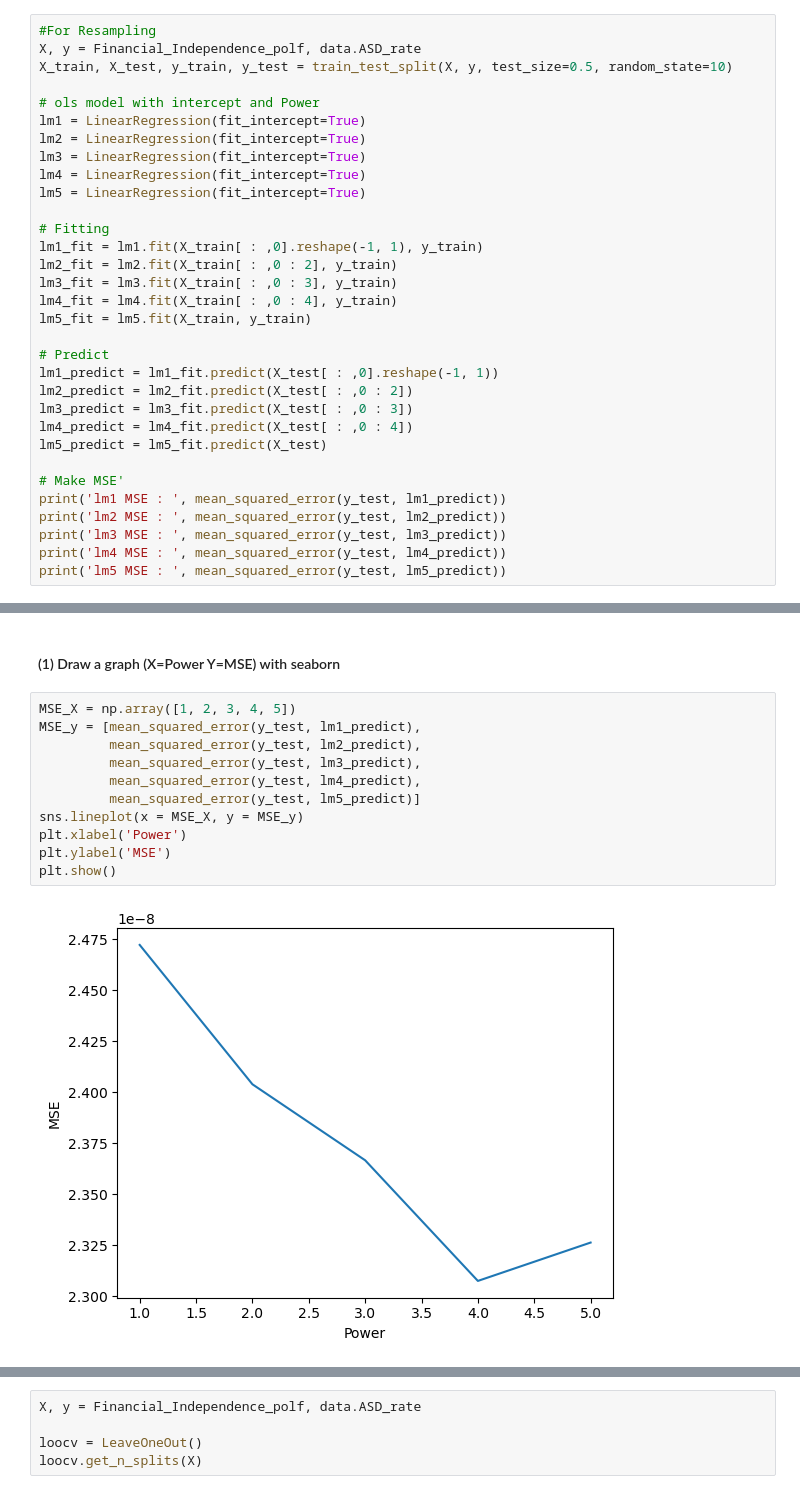
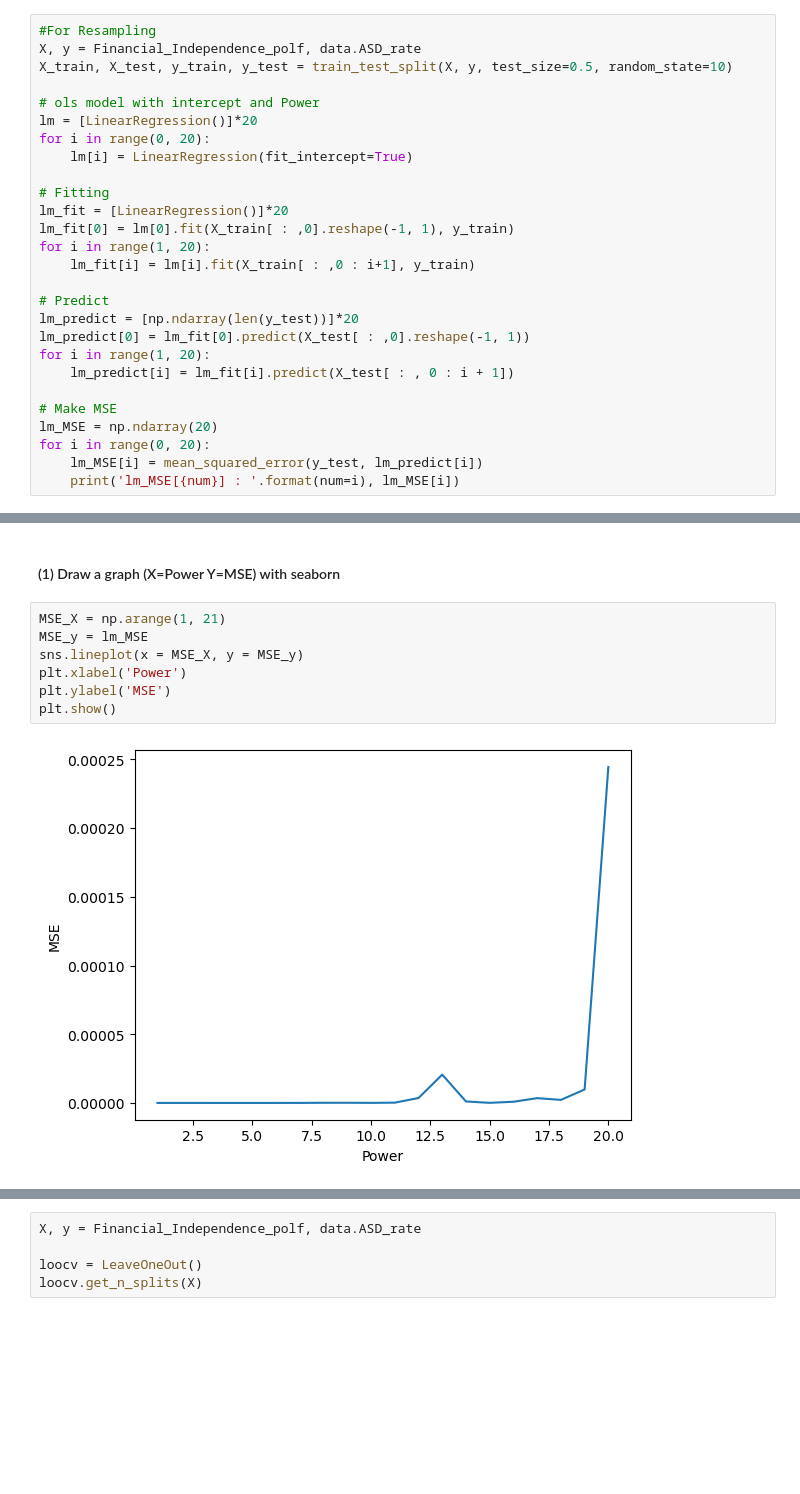
Before and after one commit to milkywaypeko/ASD_FI_Correlation, a Jupyter notebook: ASD_ID_FI_Correlation.ipynb, the cells around one changed output, grey strips where cells are left out. Drawn from its saved outputs; the diff is of its cells as text; blank space fills up the shorter version.

```diff
--- a/ASD_ID_FI_Correlation.ipynb
+++ b/ASD_ID_FI_Correlation.ipynb
@@ -285,30 +514,25 @@ X, y = Financial_Independence_polf, data.ASD_rate
 X_train, X_test, y_train, y_test = train_test_split(X, y, test_size=0.5, random_state=10)
 
 # ols model with intercept and Power
-lm1 = LinearRegression(fit_intercept=True)
-lm2 = LinearRegression(fit_intercept=True)
-lm3 = LinearRegression(fit_intercept=True)
-lm4 = LinearRegression(fit_intercept=True)
-lm5 = LinearRegression(fit_intercept=True)
+lm = [LinearRegression()]*20
+for i in range(0, 20):
+    lm[i] = LinearRegression(fit_intercept=True)
 
 # Fitting
-lm1_fit = lm1.fit(X_train[ : ,0].reshape(-1, 1), y_train)
-lm2_fit = lm2.fit(X_train[ : ,0 : 2], y_train)
-lm3_fit = lm3.fit(X_train[ : ,0 : 3], y_train)
-lm4_fit = lm4.fit(X_train[ : ,0 : 4], y_train)
-lm5_fit = lm5.fit(X_train, y_train)
+lm_fit = [LinearRegression()]*20
+lm_fit[0] = lm[0].fit(X_train[ : ,0].reshape(-1, 1), y_train)
+for i in range(1, 20):
+    lm_fit[i] = lm[i].fit(X_train[ : ,0 : i+1], y_train)
 
 # Predict
-lm1_predict = lm1_fit.predict(X_test[ : ,0].reshape(-1, 1))
-lm2_predict = lm2_fit.predict(X_test[ : ,0 : 2])
-lm3_predict = lm3_fit.predict(X_test[ : ,0 : 3])
-lm4_predict = lm4_fit.predict(X_test[ : ,0 : 4])
-lm5_predict = lm5_fit.predict(X_test)
+lm_predict = [np.ndarray(len(y_test))]*20
+lm_predict[0] = lm_fit[0].predict(X_test[ : ,0].reshape(-1, 1))
+for i in range(1, 20):
+    lm_predict[i] = lm_fit[i].predict(X_test[ : , 0 : i + 1])
 
-# Make MSE'
-print('lm1 MSE : ', mean_squared_error(y_test, lm1_predict))
-print('lm2 MSE : ', mean_squared_error(y_test, lm2_predict))
-print('lm3 MSE : ', mean_squared_error(y_test, lm3_predict))
-print('lm4 MSE : ', mean_squared_error(y_test, lm4_predict))
-print('lm5 MSE : ', mean_squared_error(y_test, lm5_predict))
+# Make MSE
+lm_MSE = np.ndarray(20)
+for i in range(0, 20):
+    lm_MSE[i] = mean_squared_error(y_test, lm_predict[i])
+    print('lm_MSE[{num}] : '.format(num=i), lm_MSE[i])
 # %% [output]
@@ -320,15 +559,11 @@ lm5 MSE :  2.326225443249408e-08
 # %% [markdown]
 #### (1) Draw a graph (X=Power Y=MSE) with seaborn
 # %%
-MSE_X = np.array([1, 2, 3, 4, 5])
-MSE_y = [mean_squared_error(y_test, lm1_predict),
-         mean_squared_error(y_test, lm2_predict),
-         mean_squared_error(y_test, lm3_predict),
-         mean_squared_error(y_test, lm4_predict),
-         mean_squared_error(y_test, lm5_predict)]
+MSE_X = np.arange(1, 21)
+MSE_y = lm_MSE
 sns.lineplot(x = MSE_X, y = MSE_y)
 plt.xlabel('Power')
 plt.ylabel('MSE')
 plt.show()
 # %% [output]
-[figure, old version]
+[figure, new version]
```
Also changed, not shown: parts of 63 cells of this notebook, 1 other file.
